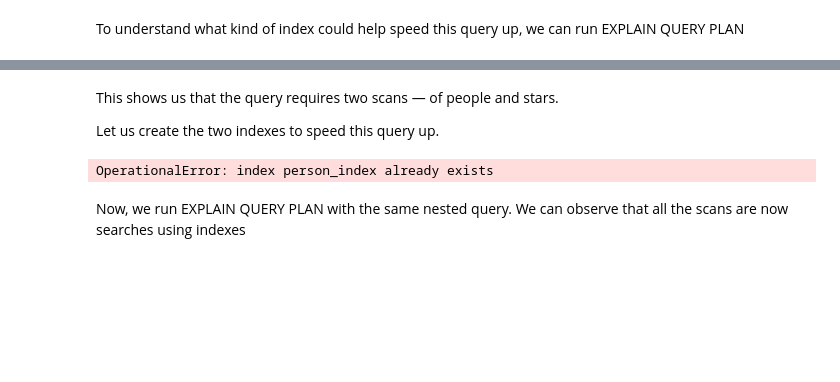
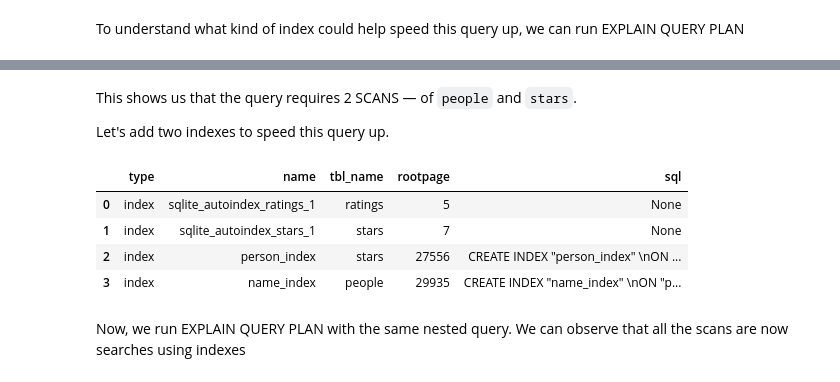
Before and after one commit to engineer-nicolas/cs50sql, a Jupyter notebook: lecture_5_Optimizing/lecture_5.ipynb, the cells around one changed output, grey strips where cells are left out. Saved outputs shown, nothing was run; the diff lists cells and outputs as text; code cells hidden in the pictures; blank space fills up the shorter version.

```diff
--- a/lecture_5_Optimizing/lecture_5.ipynb
+++ b/lecture_5_Optimizing/lecture_5.ipynb
@@ -245,25 +259,39 @@ SEARCH people USING COVERING INDEX name_index (name=?)
 CREATE BLOOM FILTER
 # %% [markdown]
-This shows us that the query requires two scans — of people and stars.
+This shows us that the query requires 2 SCANS — of ``people`` and ``stars``.
 
 
-Let us create the two indexes to speed this query up.
+Let's add two indexes to speed this query up.
 # %%
 conn.execute(
 """
 CREATE INDEX "person_index"
 ON "stars" ("person_id");
 """
 )
 conn.execute(
 """
 CREATE INDEX "name_index"
 ON "people" ("name");
 """
 )
 conn.commit()
+
+df=pd.read_sql_query(
+    """
+    SELECT *
+    FROM sqlite_master
+    WHERE "type"='index';
+    """,
+    conn
+)
+df
 # %% [output]
-OperationalError: index person_index already exists
+|  | type | name | tbl_name | rootpage | sql |
+| 0 | index | sqlite_autoindex_ratings_1 | ratings | 5 | None |
+| 1 | index | sqlite_autoindex_stars_1 | stars | 7 | None |
+| 2 | index | person_index | stars | 27556 | CREATE INDEX "person_index" \nON ... |
+| 3 | index | name_index | people | 29935 | CREATE INDEX "name_index" \nON "p... |
 # %% [markdown]
 Now, we run EXPLAIN QUERY PLAN with the same nested query. We can observe that
 all the scans are now searches using indexes
```
Also changed, not shown: parts of 15 cells of this notebook.
